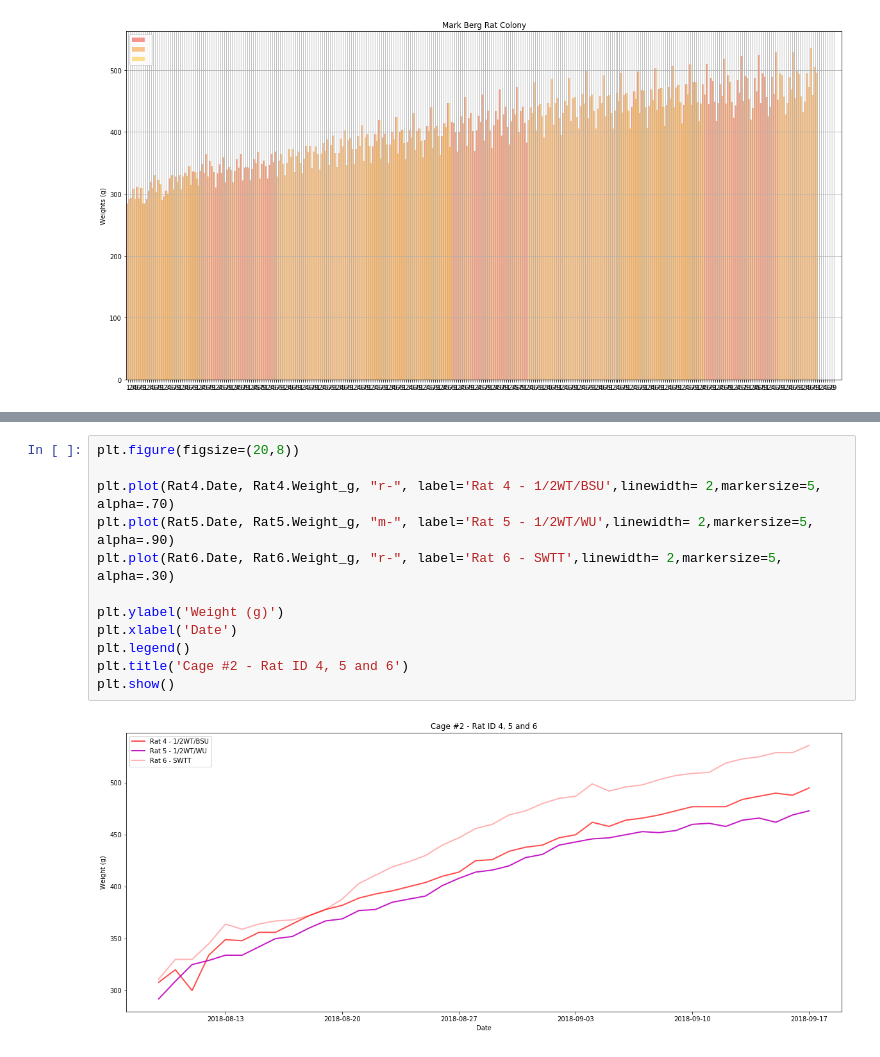
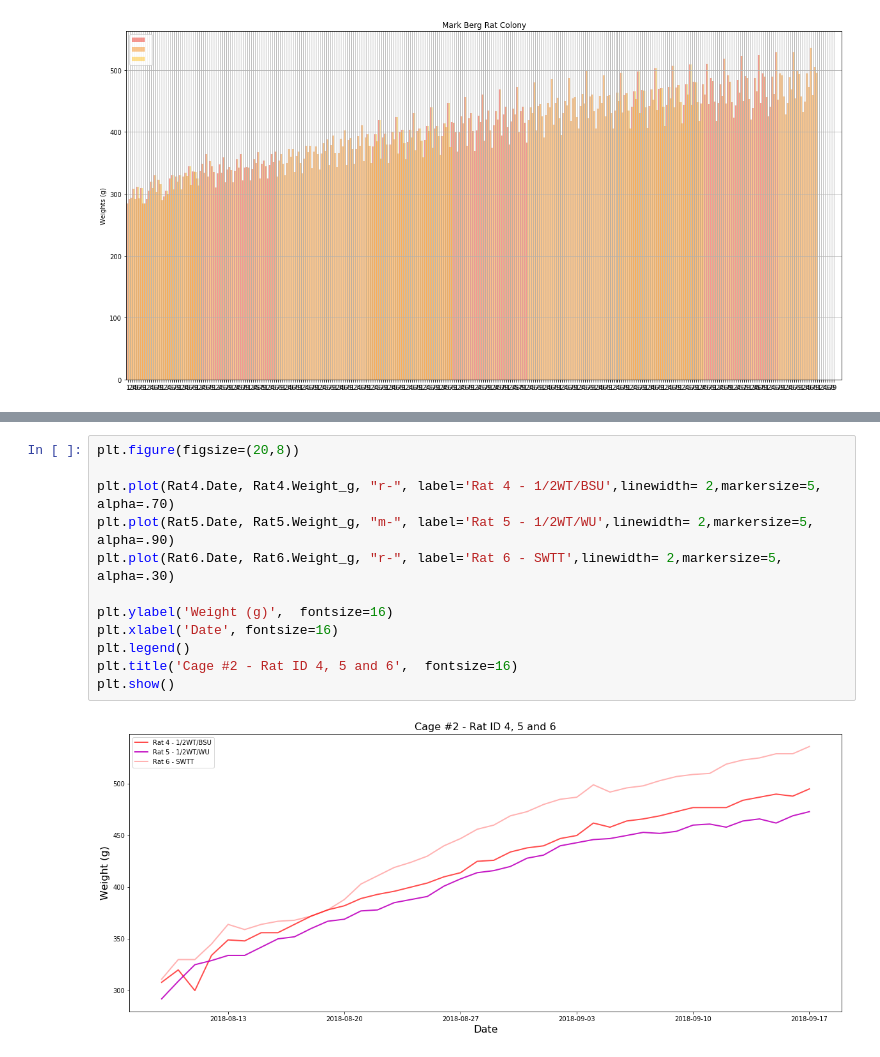
Before and after one commit to MelissaLaurino/MarkBergRatColony, a Jupyter notebook: MarkBerg_RatColony.ipynb, the cells around one changed output, grey strips where cells are left out. Saved outputs shown, nothing was run; the diff lists cells and outputs as text.

```diff
--- a/MarkBerg_RatColony.ipynb
+++ b/MarkBerg_RatColony.ipynb
@@ -223,17 +223,17 @@ plt.show()
 # %%
 plt.figure(figsize=(20,8))
 
 plt.plot(Rat4.Date, Rat4.Weight_g, "r-", label='Rat 4 - 1/2WT/BSU',linewidth= 2,markersize=5, alpha=.70)
 plt.plot(Rat5.Date, Rat5.Weight_g, "m-", label='Rat 5 - 1/2WT/WU',linewidth= 2,markersize=5, alpha=.90)
 plt.plot(Rat6.Date, Rat6.Weight_g, "r-", label='Rat 6 - SWTT',linewidth= 2,markersize=5, alpha=.30)
 
-plt.ylabel('Weight (g)')
-plt.xlabel('Date')
+plt.ylabel('Weight (g)',  fontsize=16)
+plt.xlabel('Date', fontsize=16)
 plt.legend()
-plt.title('Cage #2 - Rat ID 4, 5 and 6')
+plt.title('Cage #2 - Rat ID 4, 5 and 6',  fontsize=16)
 plt.show()
 # %% [output]
-[figure, old version]
+[figure, new version]
 # %%
 plt.figure(figsize=(20,8))
 
```
Also changed, not shown: parts of 7 cells of this notebook.
